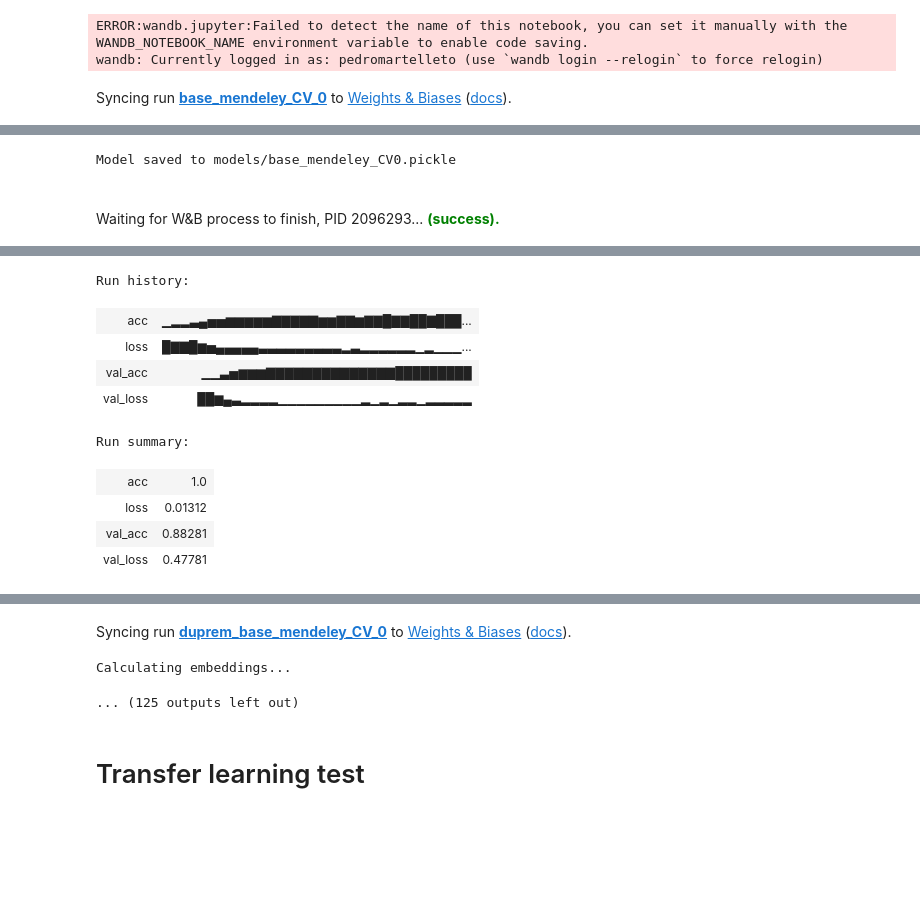
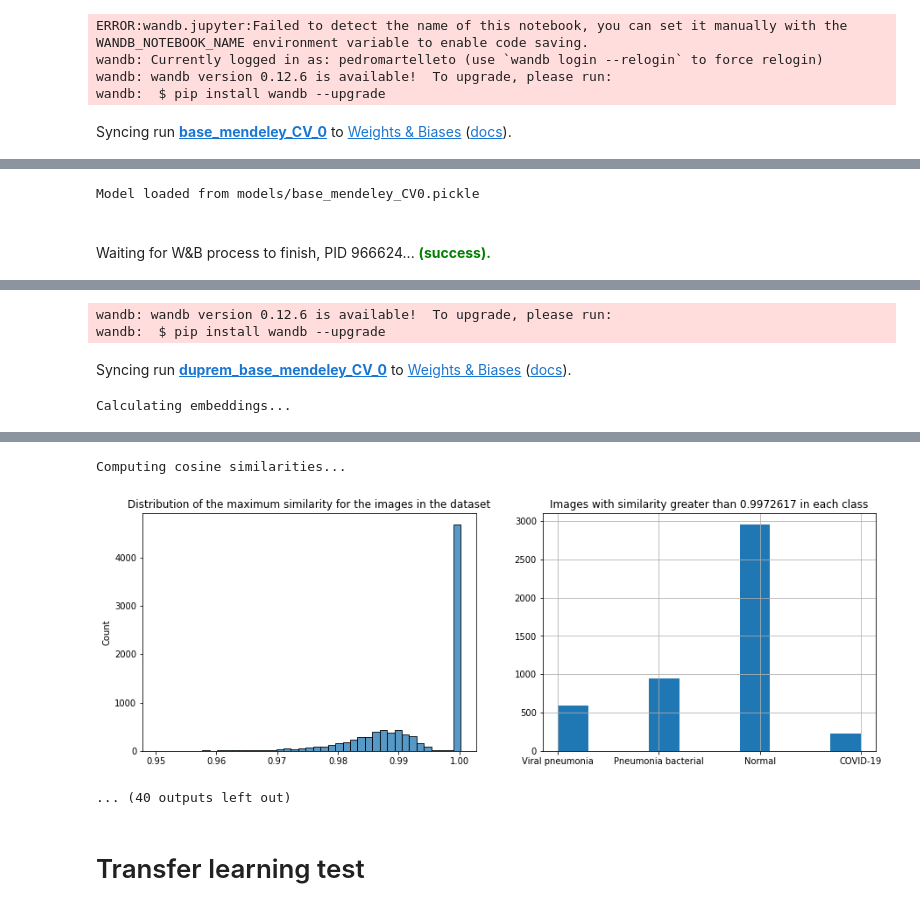
Before and after one commit to joaomarcoscsilva/issues-covid-image-diagnosis, a Jupyter notebook: TestsWithVariousDatasets.ipynb, the cells around one changed output, grey strips where cells are left out. Drawn from its saved outputs; the diff is of its cells as text; code cells hidden in the pictures; blank space fills up the shorter version.

Commit message:
Threshold algorithm

```diff
--- a/TestsWithVariousDatasets.ipynb
+++ b/TestsWithVariousDatasets.ipynb
@@ -48,7 +48,7 @@ net, optim = model.init_net_and_optim(dataset_mendeley.x_train, NUM_CLASSES, BAT
 # Gets functions for the model
 net_container = network.create(net, optim, BATCH_SIZE, shape = (10, 256, 256, 3))
 # %%
-def five_fold_cross_validation(model_name, original_dataset, process_fn, dup_thresh, seed=12, num_epochs=30):
+def five_fold_cross_validation(model_name, original_dataset, process_fn, seed=12, num_epochs=30):
     config = { 'dataset' : original_dataset.name,
                'random_seed' : seed,
                'batch_size' : BATCH_SIZE,
@@ -83,7 +83,7 @@ def five_fold_cross_validation(model_name, original_dataset, process_fn, dup_thr
                          reinit=True, config = config)
 
         sims = trim_duplicates.compute_similarities(cv_dataset, net_container, trained)
-        cv_dataset_curated = trim_duplicates.remove_duplicates(cv_dataset, sims, threshold=dup_thresh)
+        cv_dataset_curated = trim_duplicates.remove_duplicates(cv_dataset, sims)
 
         train_before = cv_dataset.x_train.shape[0]
         test_before = cv_dataset.x_test.shape[0]
@@ -121,12 +121,12 @@ dup_thresholds = {
     'mendeley': 0.99,
     'tawsifur': 0.998
 }
-
-five_fold_cross_validation("base_mendeley", dataset_mendeley, basemodel_process,
-                            dup_thresh=dup_thresholds['mendeley'], num_epochs=30)
-#five_fold_cross_validation("base_tawsifur", dataset_tawsifur, basemodel_process,
-#                            dup_thresh=dup_thresholds['tawsifur'], num_epochs=30)
+assert jax.local_device_count() >= 8
+five_fold_cross_validation("base_mendeley", dataset_mendeley, basemodel_process, num_epochs=30)
+#five_fold_cross_validation("base_tawsifur", dataset_tawsifur, basemodel_process, num_epochs=30)
 # %% [output]
 ERROR:wandb.jupyter:Failed to detect the name of this notebook, you can set it manually with the WANDB_NOTEBOOK_NAME environment variable to enable code saving.
 wandb: Currently logged in as: pedromartelleto (use `wandb login --relogin` to force relogin)
+wandb: wandb version 0.12.6 is available!  To upgrade, please run:
+wandb:  $ pip install wandb --upgrade
 Syncing run base_mendeley_CV_0 to Weights & Biases (docs).
@@ -136,2 +136,2 @@ tcmalloc: large alloc 7241465856 bytes == 0x129f21a000 @  0x7f24f935d680 0x7f24f
-Model saved to models/base_mendeley_CV0.pickle
+Model loaded from models/base_mendeley_CV0.pickle
-Waiting for W&B process to finish, PID 2096293... (success).
+Waiting for W&B process to finish, PID 966624... (success).
@@ -138,10 +139,4 @@ Waiting for W&B process to finish, PID 2096293... (success).
-Run history:
+wandb: wandb version 0.12.6 is available!  To upgrade, please run:
+wandb:  $ pip install wandb --upgrade
-| acc | ▁▂▂▃▄▅▅▆▆▆▆▆▇▇▇▇▇▆▆▇▇▆▇▇█▇▇██▇███... |
-| loss | █▇▇█▆▅▄▄▄▄▄▃▃▃▃▃▃▃▃▃▂▃▂▂▂▂▂▂▁▂▁▁▁... |
-| val_acc | ▁▁▃▅▆▆▆▇▇▇▇▇▇▇▇▇▇▇▇▇▇█████████ |
-| val_loss | ██▆▄▃▂▂▂▂▁▁▁▁▁▁▁▁▁▂▁▂▁▂▂▁▂▂▂▂▂ |
+Syncing run duprem_base_mendeley_CV_0 to Weights & Biases (docs).
-Run summary:
+Calculating embeddings...
-| acc | 1.0 |
-| loss | 0.01312 |
-| val_acc | 0.88281 |
-| val_loss | 0.47781 |
@@ -151,6 +145,6 @@ Find logs at: ./wandb/run-20211019_134559-2vz398ew/logs
-Syncing run duprem_base_mendeley_CV_0 to Weights & Biases (docs).
-Calculating embeddings...
+Computing cosine similarities...
+[figure, added]
-... (125 outputs left out)
+... (40 outputs left out)
 # %%
 basemodel_tawsifur = model.train_model(model_name + "CV" + str(i), net_container, process_fn, cv_dataset)
 sims = trim_duplicates.compute_similarities(dataset_tawsifur, net_container, basemodel_tawsifur)
```
Also changed, not shown: parts of 2 cells of this notebook, 2 other files.
